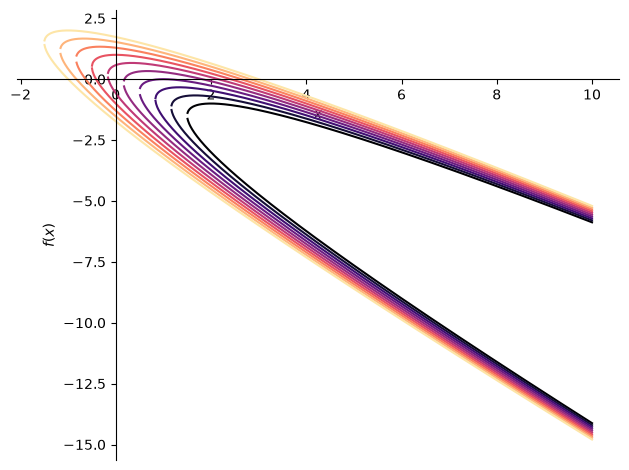
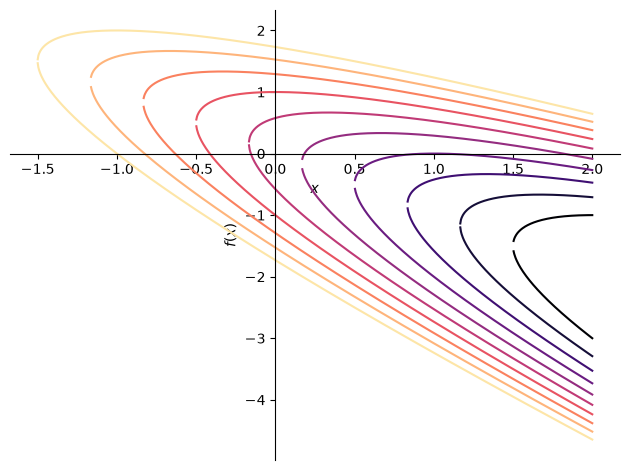
Unified diff of the notebook cell whose output changed from the first chart to the second:
--- before
+++ after
@@ -9,5 +9,5 @@
     eqs.append(y_[0].rhs.subs(symbols('C1'), c))
     eqs.append(y_[1].rhs.subs(symbols('C1'), c))
-p = plotting.plot(*eqs, (x, -2, 100), show=False)
+p = plotting.plot(*eqs, (x, -2, 2), show=False)
 
 cm = plt.get_cmap('magma', N*2)

Commit: update notebook